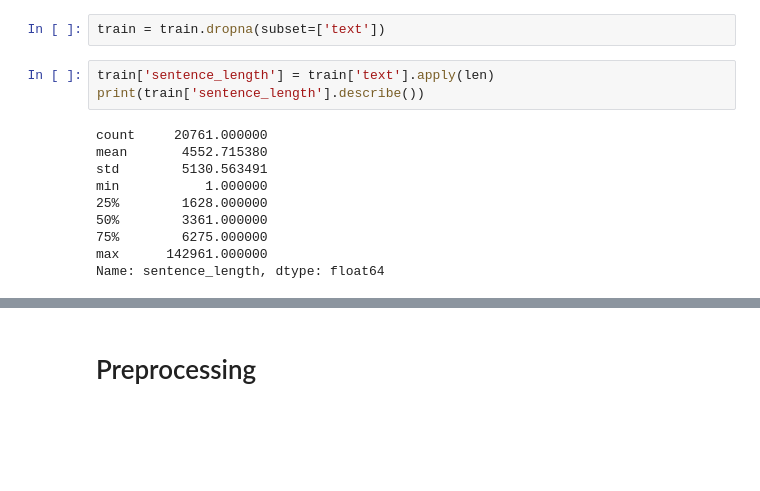
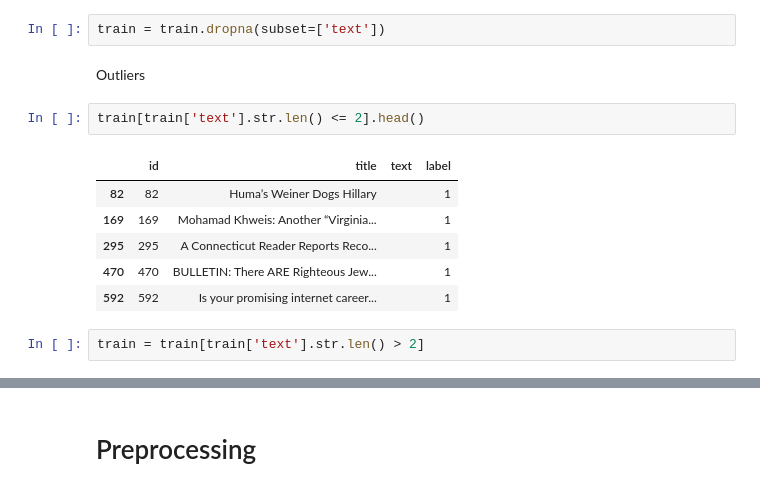
Before and after one commit to Kkrommm24/Fake_News_Detection, a Jupyter notebook: Model/UTK/utk_rf.ipynb, the cells around one changed output, grey strips where cells are left out. Cells and saved outputs as stored; diff of their text form; blank space fills up the shorter version.

```diff
--- a/Model/UTK/utk_rf.ipynb
+++ b/Model/UTK/utk_rf.ipynb
@@ -49,16 +97,16 @@ label        0
 dtype: int64
 # %%
 train = train.dropna(subset=['text'])
+# %% [markdown]
+Outliers
 # %%
-train['sentence_length'] = train['text'].apply(len)
-print(train['sentence_length'].describe())
+train[train['text'].str.len() <= 2].head()
 # %% [output]
-count     20761.000000
-mean       4552.715380
-std        5130.563491
-min           1.000000
-25%        1628.000000
-50%        3361.000000
-75%        6275.000000
-max      142961.000000
-Name: sentence_length, dtype: float64
+|  | id | title | text | label |
+| 82 | 82 | Huma’s Weiner Dogs Hillary |  | 1 |
+| 169 | 169 | Mohamad Khweis: Another “Virginia... |  | 1 |
+| 295 | 295 | A Connecticut Reader Reports Reco... |  | 1 |
+| 470 | 470 | BULLETIN: There ARE Righteous Jew... |  | 1 |
+| 592 | 592 | Is your promising internet career... |  | 1 |
+# %%
+train = train[train['text'].str.len() > 2]
```
Also changed, not shown: parts of 42 cells of this notebook.
